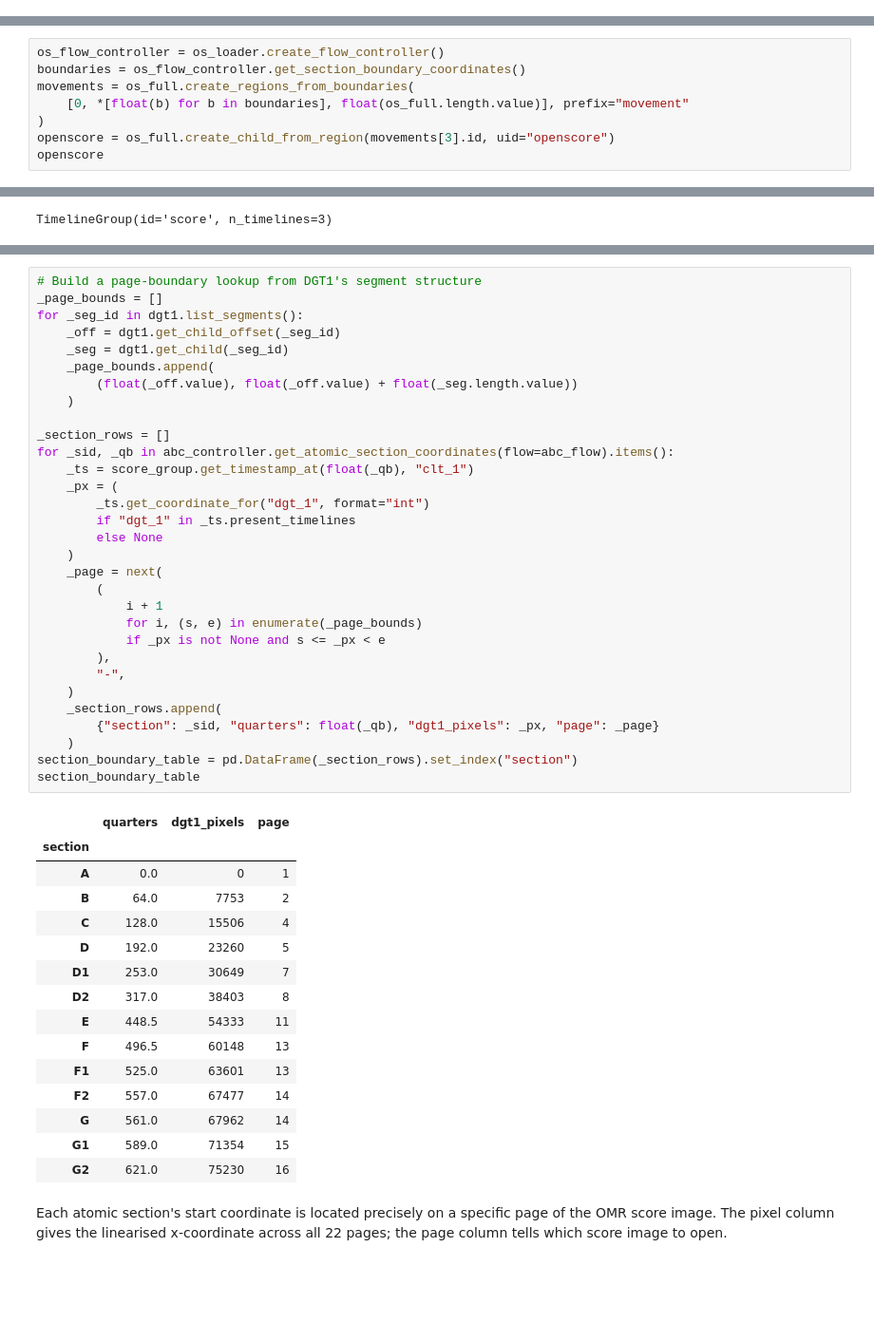
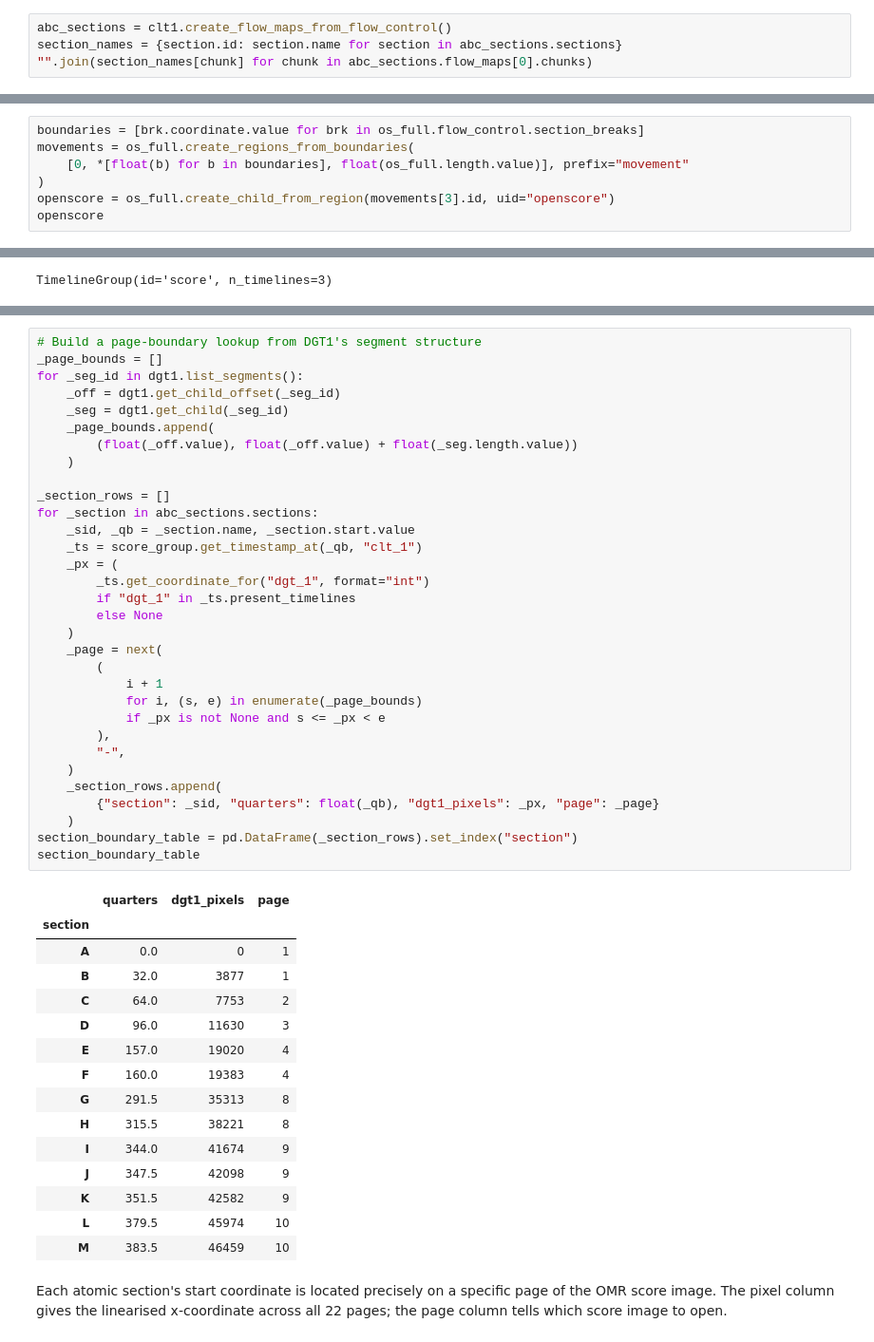
Before and after one commit to TimeToAlign/TimeToAlign, a Jupyter notebook: docs/page/howto/how03_beethoven_multimodal.ipynb, the cells around one changed output, grey strips where cells are left out. Shown at 95% size. Drawn from its saved outputs; the diff is of its cells as text; blank space fills up the shorter version.

```diff
--- a/docs/page/howto/how03_beethoven_multimodal.ipynb
+++ b/docs/page/howto/how03_beethoven_multimodal.ipynb
@@ -256,0 +258,4 @@ The flow controller and flow will be used in §9.2 to unfold the
+# %%
+abc_sections = clt1.create_flow_maps_from_flow_control()
+section_names = {section.id: section.name for section in abc_sections.sections}
+"".join(section_names[chunk] for chunk in abc_sections.flow_maps[0].chunks)
@@ -387,6 +394,5 @@ taken from the fourth by its id.
 # %%
-os_flow_controller = os_loader.create_flow_controller()
-boundaries = os_flow_controller.get_section_boundary_coordinates()
+boundaries = [brk.coordinate.value for brk in os_full.flow_control.section_breaks]
 movements = os_full.create_regions_from_boundaries(
     [0, *[float(b) for b in boundaries], float(os_full.length.value)], prefix="movement"
 )
@@ -434,47 +440,48 @@ _page_bounds = []
 for _seg_id in dgt1.list_segments():
     _off = dgt1.get_child_offset(_seg_id)
     _seg = dgt1.get_child(_seg_id)
     _page_bounds.append(
         (float(_off.value), float(_off.value) + float(_seg.length.value))
     )
 
 _section_rows = []
-for _sid, _qb in abc_controller.get_atomic_section_coordinates(flow=abc_flow).items():
-    _ts = score_group.get_timestamp_at(float(_qb), "clt_1")
+for _section in abc_sections.sections:
+    _sid, _qb = _section.name, _section.start.value
+    _ts = score_group.get_timestamp_at(_qb, "clt_1")
     _px = (
         _ts.get_coordinate_for("dgt_1", format="int")
         if "dgt_1" in _ts.present_timelines
         else None
     )
     _page = next(
         (
             i + 1
             for i, (s, e) in enumerate(_page_bounds)
             if _px is not None and s <= _px < e
         ),
         "-",
     )
     _section_rows.append(
         {"section": _sid, "quarters": float(_qb), "dgt1_pixels": _px, "page": _page}
     )
 section_boundary_table = pd.DataFrame(_section_rows).set_index("section")
 section_boundary_table
 # %% [output]
 |  | quarters | dgt1_pixels | page |
 | section |  |  |  |
 | A | 0.0 | 0 | 1 |
-| B | 64.0 | 7753 | 2 |
-| C | 128.0 | 15506 | 4 |
-| D | 192.0 | 23260 | 5 |
-| D1 | 253.0 | 30649 | 7 |
-| D2 | 317.0 | 38403 | 8 |
-| E | 448.5 | 54333 | 11 |
-| F | 496.5 | 60148 | 13 |
-| F1 | 525.0 | 63601 | 13 |
-| F2 | 557.0 | 67477 | 14 |
-| G | 561.0 | 67962 | 14 |
-| G1 | 589.0 | 71354 | 15 |
-| G2 | 621.0 | 75230 | 16 |
+| B | 32.0 | 3877 | 1 |
+| C | 64.0 | 7753 | 2 |
+| D | 96.0 | 11630 | 3 |
+| E | 157.0 | 19020 | 4 |
+| F | 160.0 | 19383 | 4 |
+| G | 291.5 | 35313 | 8 |
+| H | 315.5 | 38221 | 8 |
+| I | 344.0 | 41674 | 9 |
+| J | 347.5 | 42098 | 9 |
+| K | 351.5 | 42582 | 9 |
+| L | 379.5 | 45974 | 10 |
+| M | 383.5 | 46459 | 10 |
 # %% [markdown]
 Each atomic section's start coordinate is located precisely on a
 specific page of the OMR score image. The pixel column gives the
```
Also changed, not shown: parts of 56 cells of this notebook, 11 other files.
